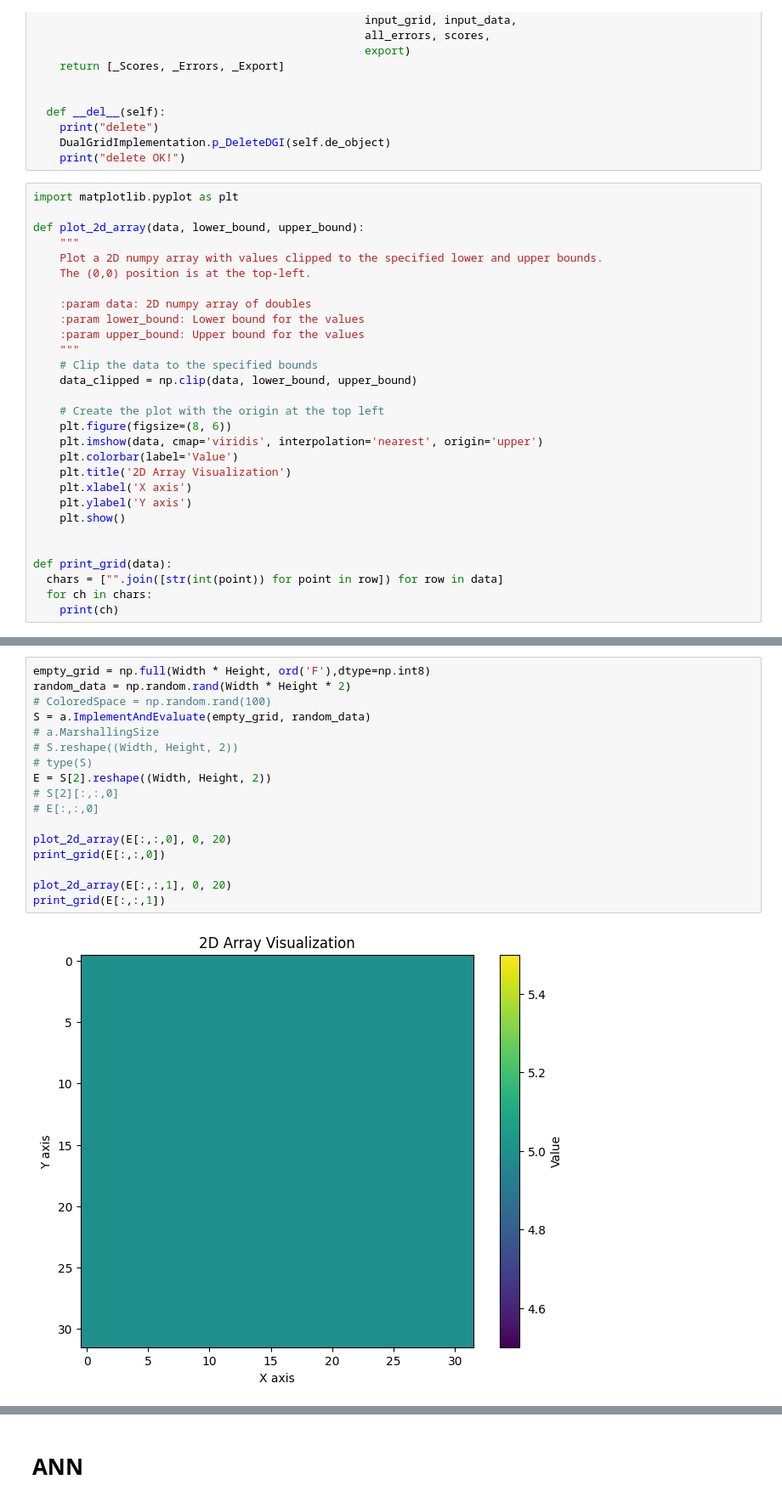
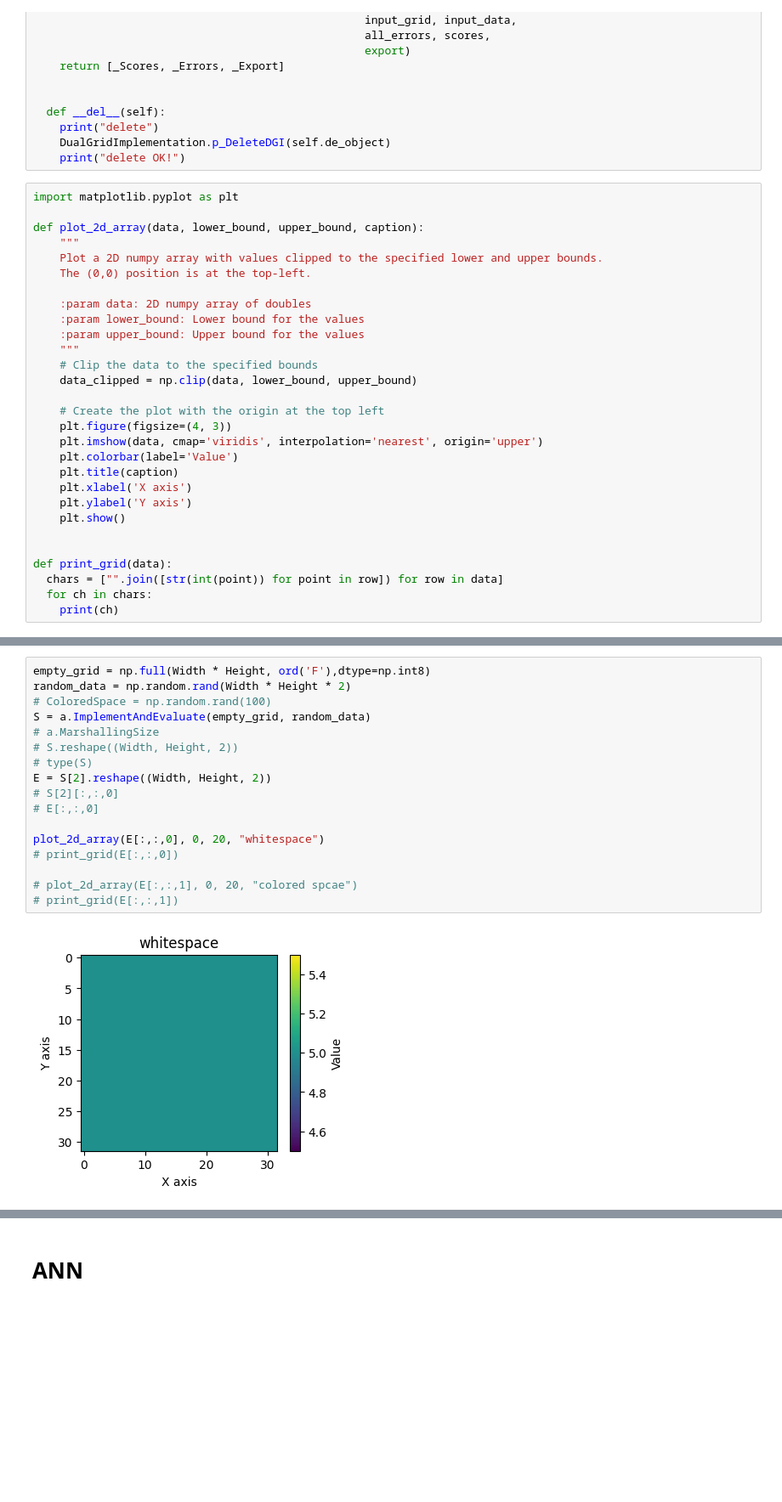
Before and after one commit to PeHaash/CRSA-0.3, a Jupyter notebook: notebooks/phase1.ipynb, the cells around one changed output, grey strips where cells are left out. Shown: that part at 85% size. Drawn from its saved outputs; the diff is of its cells as text; blank space fills up the shorter version.

```diff
--- a/notebooks/phase1.ipynb
+++ b/notebooks/phase1.ipynb
@@ -267,7 +267,7 @@ class DualGridImplementation:
 # %%
 import matplotlib.pyplot as plt
 
-def plot_2d_array(data, lower_bound, upper_bound):
+def plot_2d_array(data, lower_bound, upper_bound, caption):
     """
     Plot a 2D numpy array with values clipped to the specified lower and upper bounds.
     The (0,0) position is at the top-left.
@@ -280,10 +280,10 @@ def plot_2d_array(data, lower_bound, upper_bound):
     data_clipped = np.clip(data, lower_bound, upper_bound)
 
     # Create the plot with the origin at the top left
-    plt.figure(figsize=(8, 6))
+    plt.figure(figsize=(4, 3))
     plt.imshow(data, cmap='viridis', interpolation='nearest', origin='upper')
     plt.colorbar(label='Value')
-    plt.title('2D Array Visualization')
+    plt.title(caption)
     plt.xlabel('X axis')
     plt.ylabel('Y axis')
     plt.show()
@@ -303,19 +300,19 @@ delete OK!
 # %%
 empty_grid = np.full(Width * Height, ord('F'),dtype=np.int8)
 random_data = np.random.rand(Width * Height * 2)
 # ColoredSpace = np.random.rand(100)
 S = a.ImplementAndEvaluate(empty_grid, random_data)
 # a.MarshallingSize
 # S.reshape((Width, Height, 2))
 # type(S)
 E = S[2].reshape((Width, Height, 2))
 # S[2][:,:,0]
 # E[:,:,0]
 
-plot_2d_array(E[:,:,0], 0, 20)
-print_grid(E[:,:,0])
+plot_2d_array(E[:,:,0], 0, 20, "whitespace")
+# print_grid(E[:,:,0])
 
-plot_2d_array(E[:,:,1], 0, 20)
-print_grid(E[:,:,1])
+# plot_2d_array(E[:,:,1], 0, 20, "colored spcae")
+# print_grid(E[:,:,1])
 # %% [output]
-[figure, old version]
+[figure, new version]
```
Also changed, not shown: parts of 7 cells of this notebook.
